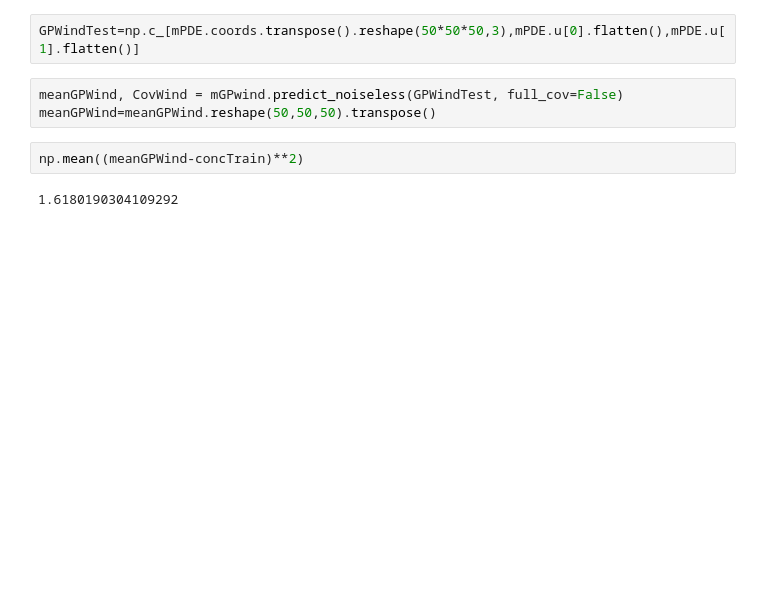
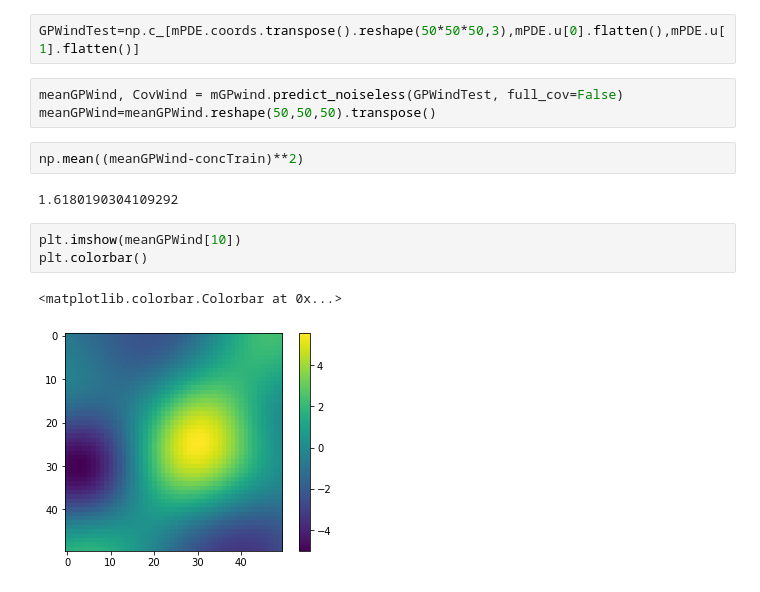
Before and after one commit to SheffieldML/advectionGP, a Jupyter notebook: jupyter/Source for GP and GF comparison.ipynb, the cells around one changed output. Drawn from its saved outputs; the diff is of its cells as text; blank space fills up the shorter version.

```diff
--- a/jupyter/Source for GP and GF comparison.ipynb
+++ b/jupyter/Source for GP and GF comparison.ipynb
@@ -237,3 +237,9 @@ meanGPWind=meanGPWind.reshape(50,50,50).transpose()
 np.mean((meanGPWind-concTrain)**2)
 # %% [output]
 1.6180190304109292
+# %%
+plt.imshow(meanGPWind[10])
+plt.colorbar()
+# %% [output]
+<matplotlib.colorbar.Colorbar at 0x...>
+[figure, added]
```
Also changed, not shown: parts of 21 cells of this notebook, 10 other files.
